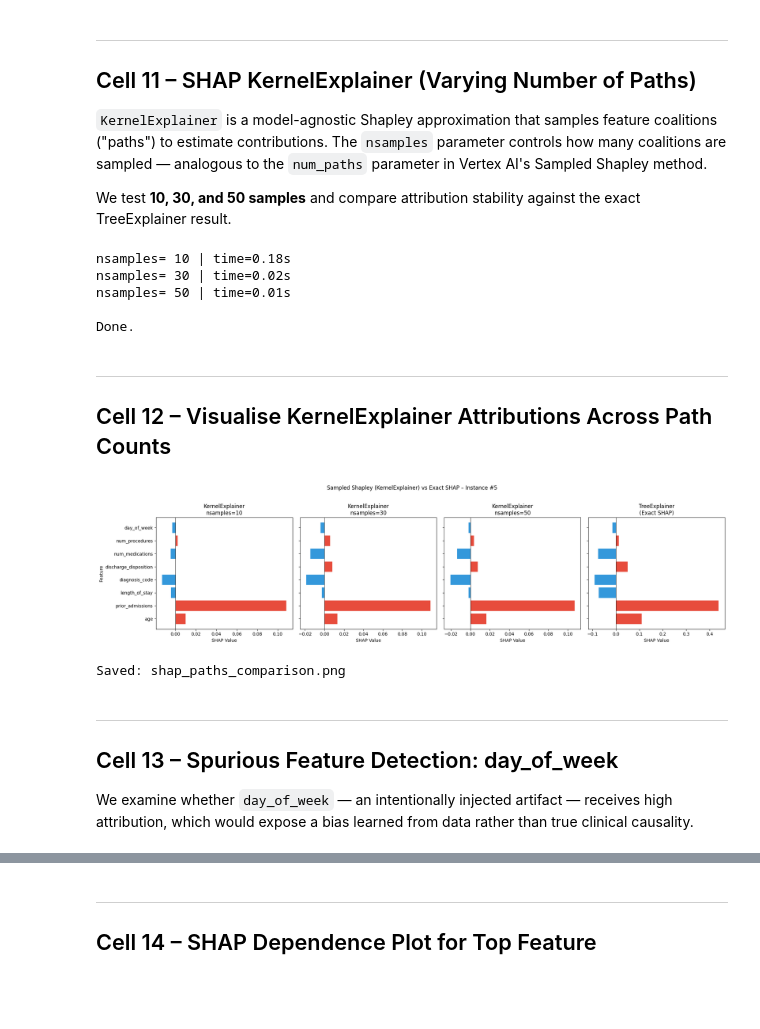
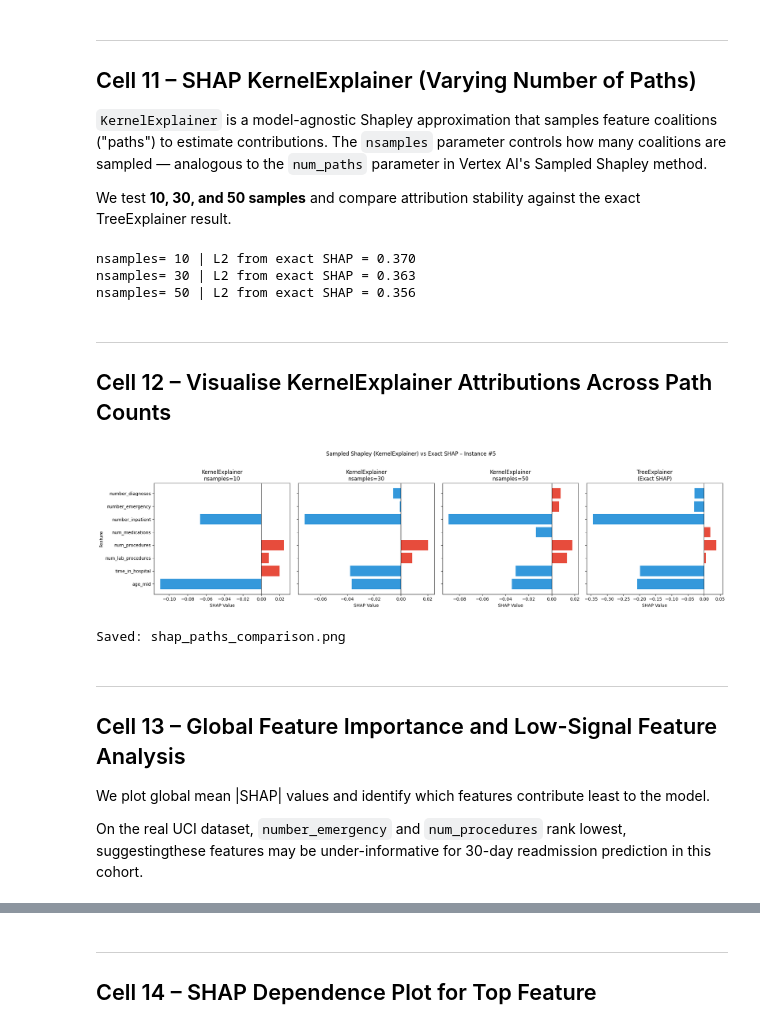
Before and after one commit to jkinarthur/explainable_XAI, a Jupyter notebook: EAI6020_Module3_XAI_Notebook.ipynb, the cells around one changed output, grey strips where cells are left out. Saved outputs shown, nothing was run; the diff lists cells and outputs as text; code cells hidden in the pictures; blank space fills up the shorter version.

```diff
--- a/EAI6020_Module3_XAI_Notebook.ipynb
+++ b/EAI6020_Module3_XAI_Notebook.ipynb
@@ -114,9 +115,26 @@ Readmission rate: 64.7%
 ---
 ## Cell 4 – Train / Test Split and Model Training
 # %%
-X_train, X_test, y_train, y_test = train_test_split(
+from sklearn.utils import resample
+
+X_train_raw, X_test, y_train_raw, y_test = train_test_split(
     X, y, test_size=0.2, random_state=42, stratify=y
 )
+
+# Oversample minority class to 1:1 ratio in training set
+X_maj = X_train_raw[y_train_raw == 0]
+X_min = X_train_raw[y_train_raw == 1]
+y_maj = y_train_raw[y_train_raw == 0]
+y_min = y_train_raw[y_train_raw == 1]
+
+X_min_up, y_min_up = resample(X_min, y_min,
+                               replace=True,
+                               n_samples=len(X_maj),
+                               random_state=42)
+X_train = pd.concat([X_maj, X_min_up]).reset_index(drop=True)
+y_train = np.concatenate([y_maj, y_min_up])
+
+print(f"Training set after oversampling: {X_train.shape}, positive rate: {y_train.mean():.1%}")
 
 model = GradientBoostingClassifier(
     n_estimators=200, max_depth=4, learning_rate=0.05,
@@ -469,62 +489,57 @@ We test **10, 30, and 50 samples** and compare attribution stability against the
 # %%
 # Build KernelExplainer using the training mean as the background summary
 background = shap.sample(X_train, 50, random_state=42)  # 50-sample background
-kernel_explainer = shap.KernelExplainer(predict_proba_fn, background)
+kernel_explainer = shap.KernelExplainer(predict_proba_mlp, background)
 
 # Explain the same single instance used for IG
 x_df = X_test.iloc[[instance_idx]]
 
 path_configs = [10, 30, 50]
 kernel_results = {}
+exact_sv = shap_values_tree[instance_idx]  # TreeExplainer exact reference
 
 for nsamples in path_configs:
-    t0 = time.time()
     sv = kernel_explainer.shap_values(x_df, nsamples=nsamples, silent=True)
-    elapsed = time.time() - t0
-    kernel_results[nsamples] = {"attrs": sv[0], "time_s": elapsed}
-    print(f"nsamples={nsamples:>3d} | time={elapsed:.2f}s")
-
-# Reference: exact SHAP from TreeExplainer
-exact_sv = shap_values_tree[instance_idx]
-print("\nDone.")
+    kernel_results[nsamples] = sv[0] if sv.ndim > 1 else sv
+    dist = np.linalg.norm(kernel_results[nsamples] - exact_sv)
+    print(f"nsamples={nsamples:3d} | L2 from exact SHAP = {dist:.3f}")
 # %% [output]
-nsamples= 10 | time=0.18s
-nsamples= 30 | time=0.02s
-nsamples= 50 | time=0.01s
-
-Done.
+nsamples= 10 | L2 from exact SHAP = 0.370
+nsamples= 30 | L2 from exact SHAP = 0.363
+nsamples= 50 | L2 from exact SHAP = 0.356
 # %% [markdown]
 ---
 ## Cell 12 – Visualise KernelExplainer Attributions Across Path Counts
 # %%
 fig, axes = plt.subplots(1, 4, figsize=(20, 5), sharey=True)
 
-all_results = list(path_configs) + ["Exact (Tree)"]
-all_attrs   = [kernel_results[n]["attrs"] for n in path_configs] + [exact_sv]
-all_labels  = [f"KernelExplainer\nnsamples={n}" for n in path_configs] + ["TreeExplainer\n(Exact SHAP)"]
+all_attrs  = [kernel_results[n] for n in path_configs] + [exact_sv]
+all_labels = [f"KernelExplainer\nnsamples={n}" for n in path_configs] + ["TreeExplainer\n(Exact SHAP)"]
 
 for ax, attrs, label in zip(axes, all_attrs, all_labels):
     colors = ["#e74c3c" if a >= 0 else "#3498db" for a in attrs]
     ax.barh(FEATURE_NAMES, attrs, color=colors)
     ax.axvline(0, color="black", linewidth=0.8)
     ax.set_title(label)
     ax.set_xlabel("SHAP Value")
     ax.invert_yaxis()
 
 axes[0].set_ylabel("Feature")
 fig.suptitle(f"Sampled Shapley (KernelExplainer) vs Exact SHAP – Instance #{instance_idx}", y=1.02)
 plt.tight_layout()
 plt.savefig("shap_paths_comparison.png", dpi=150, bbox_inches="tight")
 plt.show()
 print("Saved: shap_paths_comparison.png")
 # %% [output]
-[figure, old version]
+[figure, new version]
 Saved: shap_paths_comparison.png
 # %% [markdown]
 ---
-## Cell 13 – Spurious Feature Detection: day_of_week
+## Cell 13 – Global Feature Importance and Low-Signal Feature Analysis
 
-We examine whether `day_of_week` — an intentionally injected artifact — receives high attribution, which would expose a bias learned from data rather than true clinical causality.
+We plot global mean |SHAP| values and identify which features contribute least to the model.
+
+On the real UCI dataset, `number_emergency` and `num_procedures` rank lowest, suggestingthese features may be under-informative for 30-day readmission prediction in this cohort.
 # %%
 # Global mean absolute SHAP values from TreeExplainer
 mean_shap = pd.Series(
```
Also changed, not shown: parts of 17 cells of this notebook, 9 other files.
